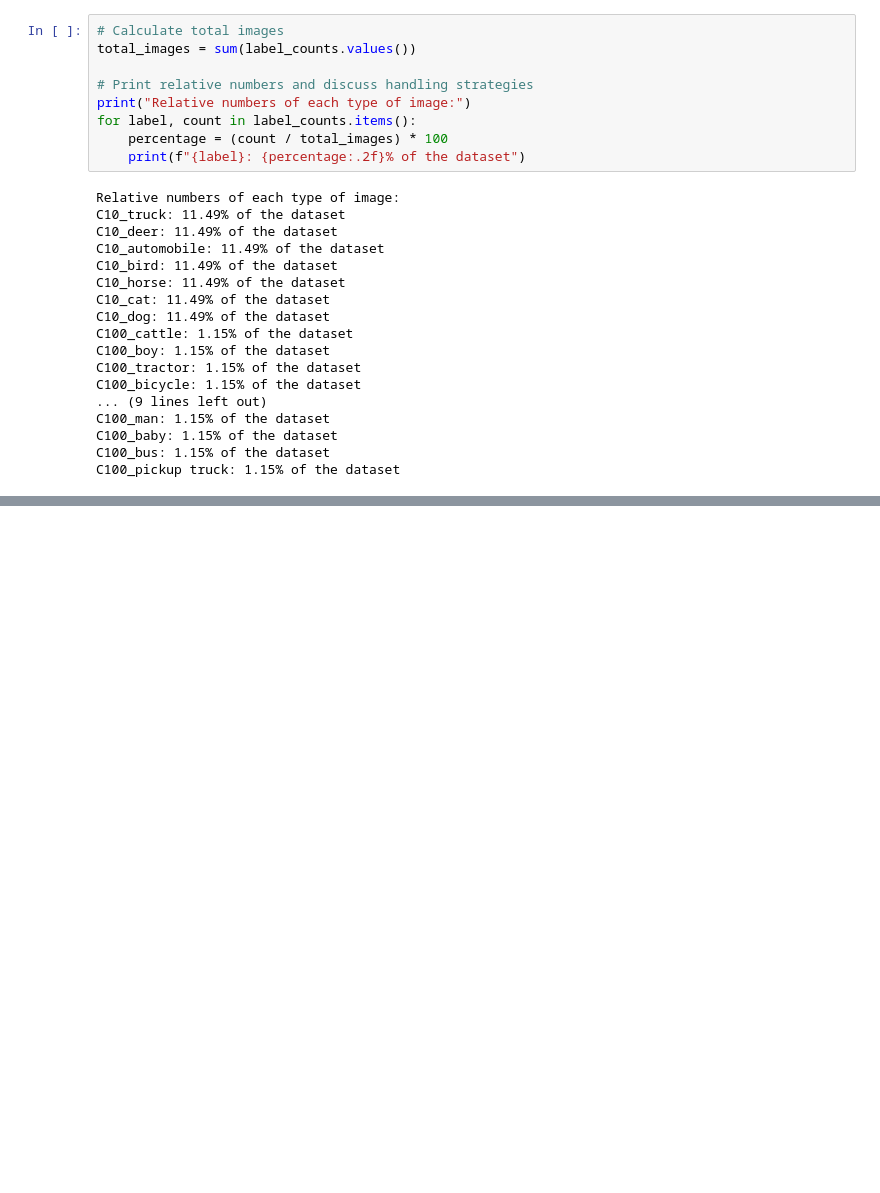
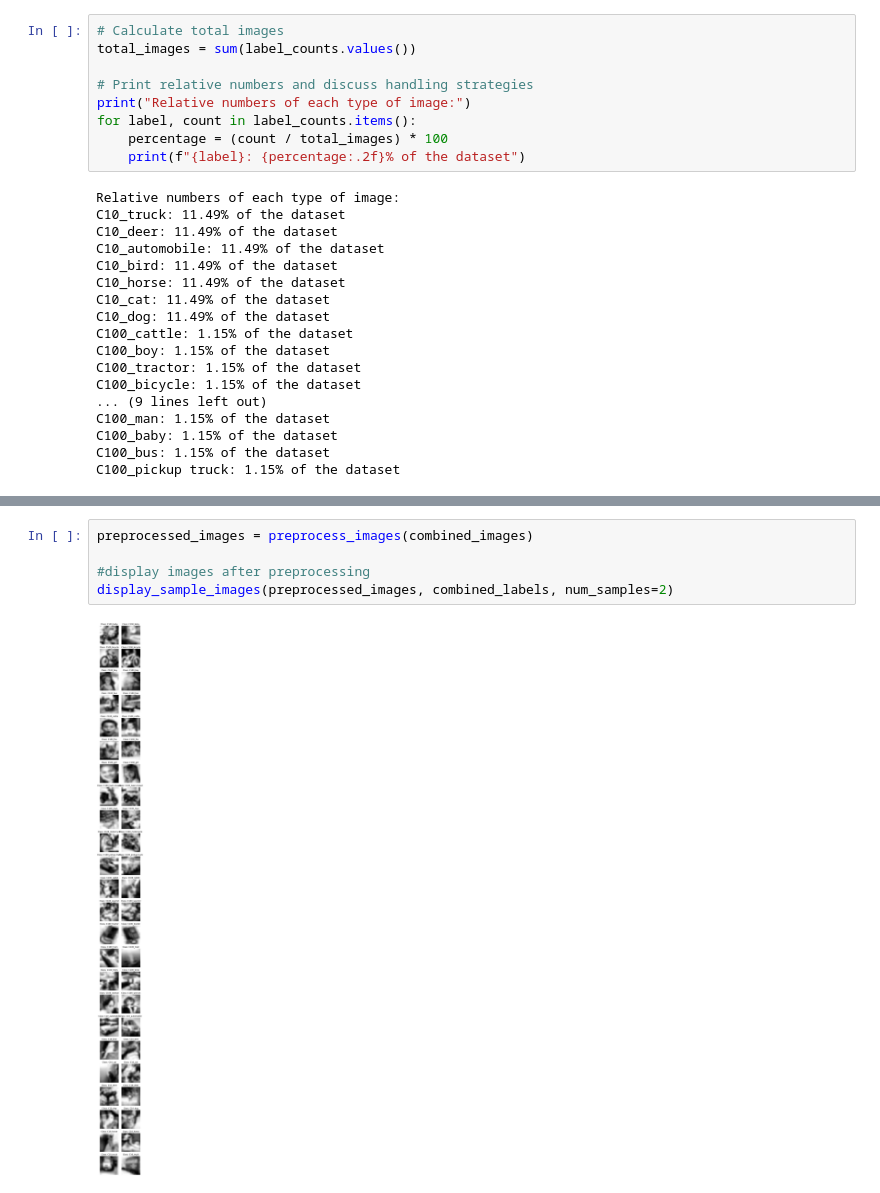
Before and after one commit to Ferreter/JohnsCA, a Jupyter notebook: CA1/main.ipynb, the cells around one changed output, grey strips where cells are left out. Cells and saved outputs as stored; diff of their text form; blank space fills up the shorter version.

```diff
--- a/CA1/main.ipynb
+++ b/CA1/main.ipynb
@@ -164,0 +180,7 @@ plt.show()  # Display the plot
+# %%
+preprocessed_images = preprocess_images(combined_images)
+
+#display images after preprocessing
+display_sample_images(preprocessed_images, combined_labels, num_samples=2)
+# %% [output]
+[figure, added]
```
Also changed, not shown: parts of 4 cells of this notebook.
